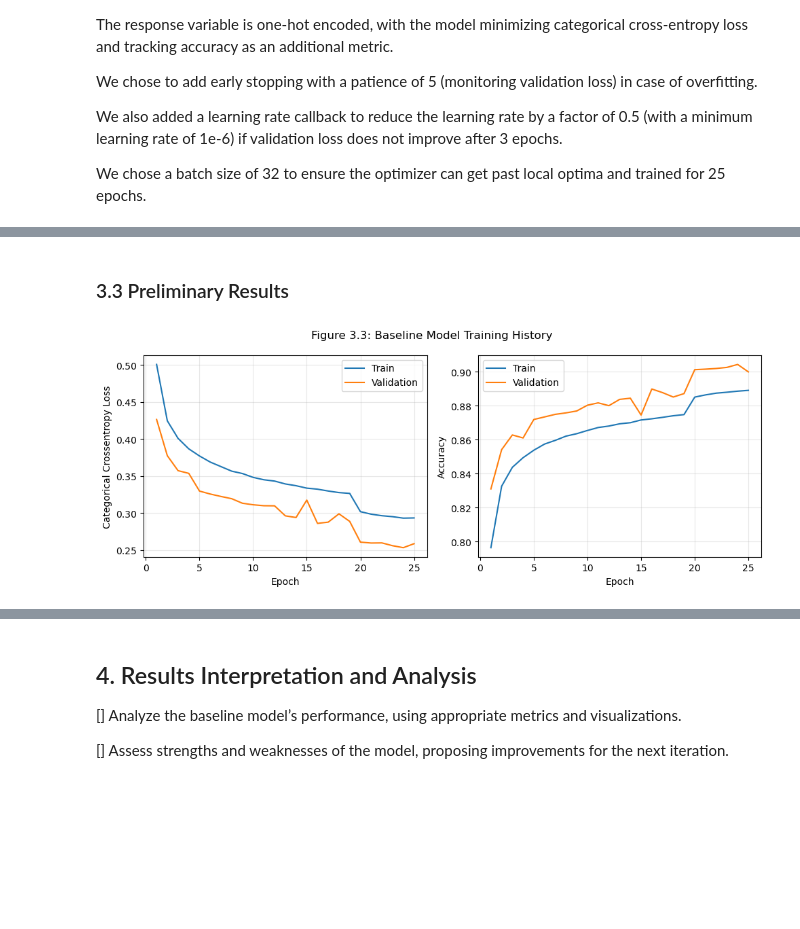
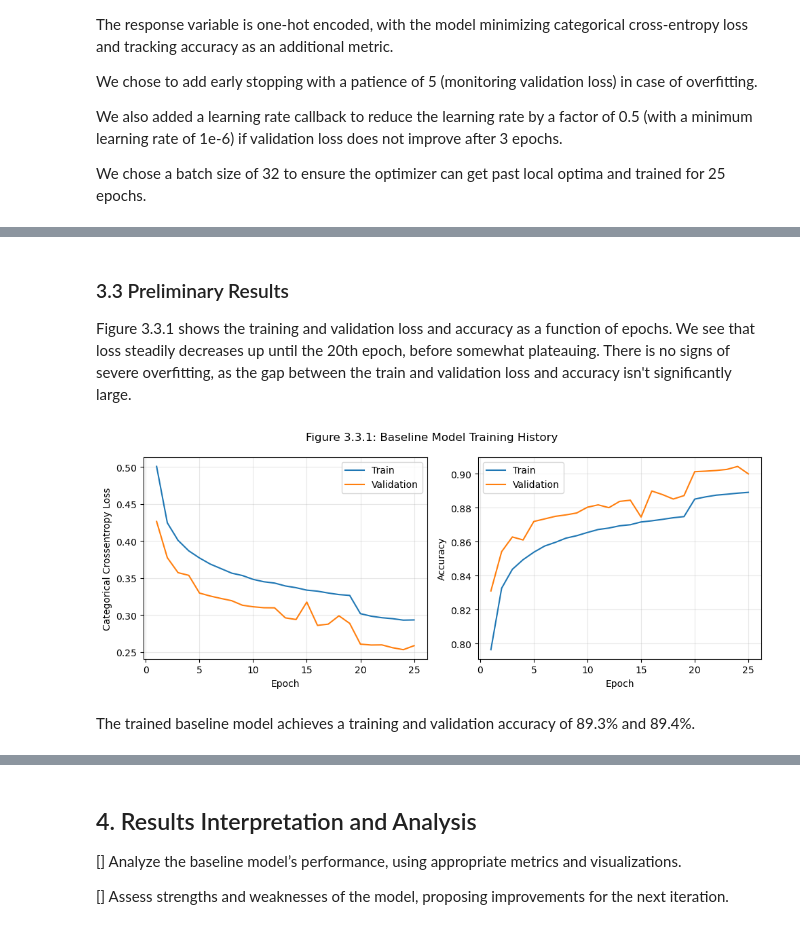
Before and after one commit to tedinspace/space-object-identification, a Jupyter notebook: src/Milestone4.ipynb, the cells around one changed output, grey strips where cells are left out. Saved outputs shown, nothing was run; the diff lists cells and outputs as text; code cells hidden in the pictures; blank space fills up the shorter version.

Commit message:
More updates to baseline model

```diff
--- a/src/Milestone4.ipynb
+++ b/src/Milestone4.ipynb
@@ -450,24 +455,28 @@ Epoch 25: val_loss did not improve from 0.25344
 # %% [markdown]
 ### 3.3 Preliminary Results
+
+Figure 3.3.1 shows the training and validation loss and accuracy as a function of epochs. We see that loss steadily decreases up until the 20th epoch, before somewhat plateauing. There is no signs of severe overfitting, as the gap between the train and validation loss and accuracy isn't significantly large.
 # %%
 fig, (ax1, ax2) = plt.subplots(ncols=2, figsize=(10,4))
 ax1.plot(np.arange(len(history["loss"]))+1, history["loss"], label="Train")
 ax1.plot(np.arange(len(history["val_loss"]))+1, history["val_loss"], label="Validation")
 ax1.grid(alpha=0.3)
 ax1.set_xlabel("Epoch")
 ax1.set_ylabel("Categorical Crossentropy Loss")
 ax1.legend()
 ax2.plot(np.arange(len(history["accuracy"]))+1, history["accuracy"], label="Train")
 ax2.plot(np.arange(len(history["val_accuracy"]))+1, history["val_accuracy"], label="Validation")
 ax2.grid(alpha=0.3)
 ax2.set_xlabel("Epoch")
 ax2.set_ylabel("Accuracy")
 ax2.legend()
 
-plt.suptitle("Figure 3.3: Baseline Model Training History")
+plt.suptitle("Figure 3.3.1: Baseline Model Training History")
 plt.tight_layout()
 # %% [output]
-[figure, old version]
+[figure, new version]
+# %% [markdown]
+The trained baseline model achieves a training and validation accuracy of 89.3% and 89.4%.
 # %%
 X_train, X_val, X_test, y_train, y_val, y_test, label_encoder, scaler = preprocess_data(
     df_final, scaler, label_encoder, X_numerical, response, fit_scaler=False,
```
Also changed, not shown: parts of 7 cells of this notebook.
